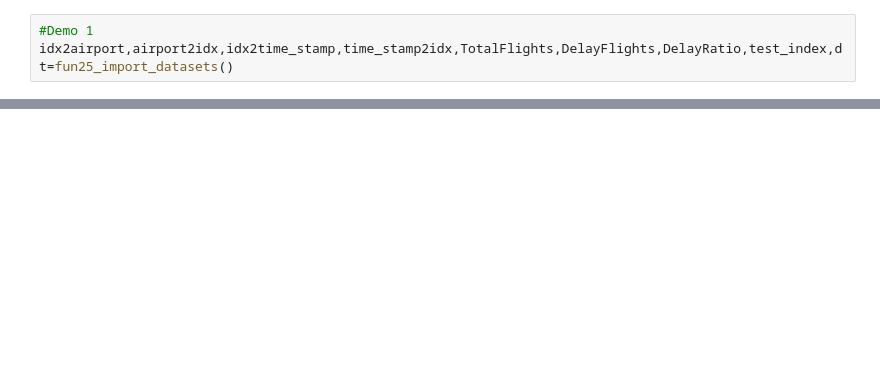
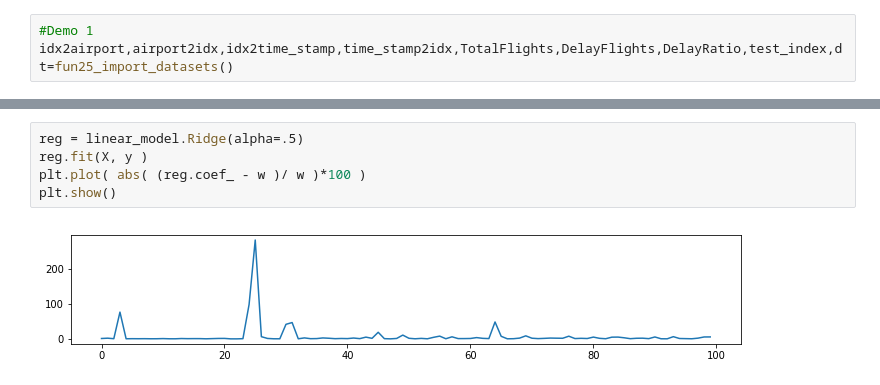
Before and after one commit to Jian2017/AirlineDelay, a Jupyter notebook: Release_07_08_days/ReadMe.ipynb, the cells around one changed output, grey strips where cells are left out. Saved outputs shown, nothing was run; the diff lists cells and outputs as text; blank space fills up the shorter version.

```diff
--- a/Release_07_08_days/ReadMe.ipynb
+++ b/Release_07_08_days/ReadMe.ipynb
@@ -101,0 +479,7 @@ plt.show()
+# %%
+reg = linear_model.Ridge(alpha=.5)
+reg.fit(X, y )
+plt.plot( abs( (reg.coef_ - w )/ w )*100 )
+plt.show()
+# %% [output]
+[figure, added]
```
Also changed, not shown: parts of 28 cells of this notebook, 1 other file.
